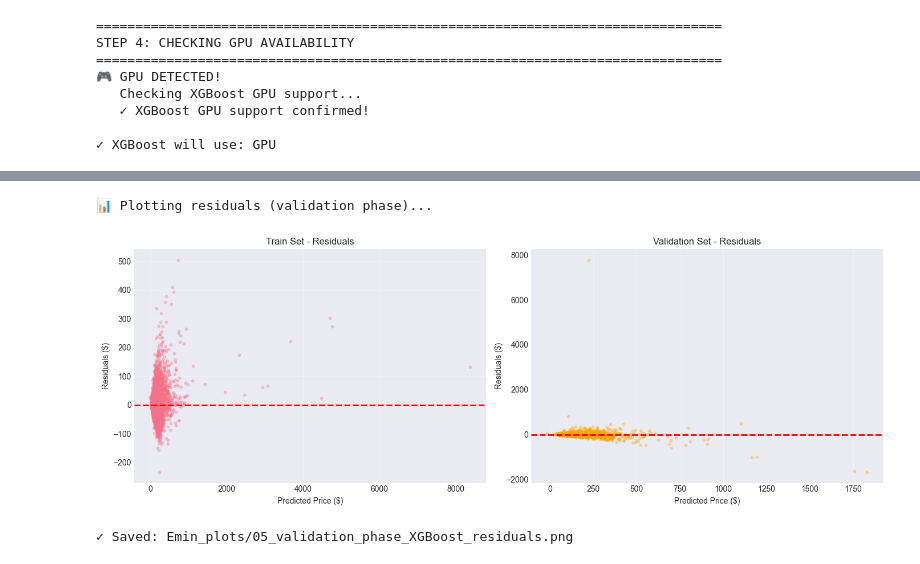
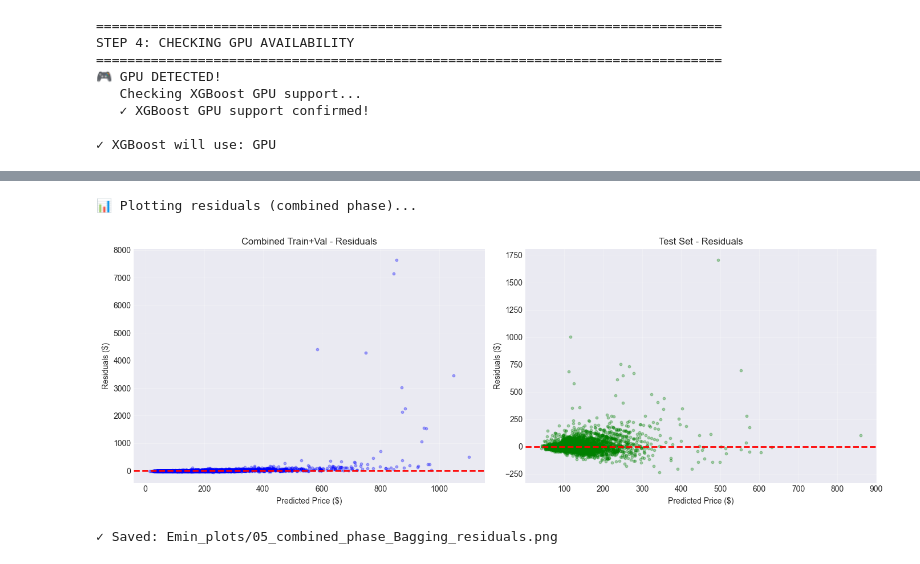
Before and after one commit to EminHALLAK/Airbnb-Price_Predection, a Jupyter notebook: EMİN_HALLAK_22040301163_almostengineers.ipynb, the cells around one changed output, grey strips where cells are left out. Cells and saved outputs as stored; diff of their text form; code cells hidden in the pictures.

```diff
--- a/EMİN_HALLAK_22040301163_almostengineers.ipynb
+++ b/EMİN_HALLAK_22040301163_almostengineers.ipynb
@@ -278,17 +309,17 @@ print("="*80)
 # F-statistic
 print("  Computing F-statistic...")
 f_selector = SelectKBest(f_regression, k='all')
-f_selector.fit(X_train_eng, y_train)
+f_selector.fit(X_trainval_eng, y_trainval)
 f_scores = f_selector.scores_
 
 # Mutual Information
 print("  Computing Mutual Information...")
-mi_scores = mutual_info_regression(X_train_eng, y_train, random_state=42)
+mi_scores = mutual_info_regression(X_trainval_eng, y_trainval, random_state=42)
 
 # Random Forest Importance
 print("  Computing Random Forest Importance...")
 rf_temp = RandomForestRegressor(n_estimators=100, random_state=42, n_jobs=-1, max_depth=10)
-rf_temp.fit(X_train_eng, y_train)
+rf_temp.fit(X_trainval_eng, y_trainval)
 rf_importance = rf_temp.feature_importances_
 
 # Combine scores
@@ -427,7 +458,7 @@ try:
 
         try:
             test_model = XGBRegressor(tree_method='hist', device='cuda', n_estimators=10)
-            test_model.fit(X_train_eng[:100], y_train[:100])
+            test_model.fit(X_trainval_eng[:100], y_trainval[:100])
             print("   ✓ XGBoost GPU support confirmed!")
             use_gpu = True
         except Exception as e:
@@ -983,33 +1007,33 @@ print(f"✓ Saved: Emin_plots/04_validation_phase_{safe_model_name}_predictions.
 # %%
-# VISUALIZE RESIDUALS (VALIDATION PHASE)
-print("\n📊 Plotting residuals (validation phase)...")
+# VISUALIZE RESIDUALS (COMBINED PHASE)
+print("\n📊 Plotting residuals (combined phase)...")
 
 fig, axes = plt.subplots(1, 2, figsize=(14, 5))
 
-train_residuals = y_train - best_y_train_pred
-val_residuals = y_val - best_y_val_pred
+train_residuals = y_trainval - best_y_train_pred
+test_residuals = y_test - best_y_test_pred
 
-# Train residuals
-axes[0].scatter(best_y_train_pred, train_residuals, alpha=0.3, s=10)
+# Combined residuals
+axes[0].scatter(best_y_train_pred, train_residuals, alpha=0.3, s=10, color='blue')
 axes[0].axhline(y=0, color='r', linestyle='--', lw=2)
 axes[0].set_xlabel('Predicted Price ($)')
 axes[0].set_ylabel('Residuals ($)')
-axes[0].set_title(f'Train Set - Residuals')
+axes[0].set_title(f'Combined Train+Val - Residuals')
 axes[0].grid(True, alpha=0.3)
 
-# Validation residuals
-axes[1].scatter(best_y_val_pred, val_residuals, alpha=0.3, s=10, color='orange')
+# Test residuals
+axes[1].scatter(best_y_test_pred, test_residuals, alpha=0.3, s=10, color='green')
 axes[1].axhline(y=0, color='r', linestyle='--', lw=2)
 axes[1].set_xlabel('Predicted Price ($)')
 axes[1].set_ylabel('Residuals ($)')
-axes[1].set_title(f'Validation Set - Residuals')
+axes[1].set_title(f'Test Set - Residuals')
 axes[1].grid(True, alpha=0.3)
 
 plt.tight_layout()
-plt.savefig(f'Emin_plots/05_validation_phase_{safe_model_name}_residuals.png', dpi=300, bbox_inches='tight')
+plt.savefig(f'Emin_plots/05_combined_phase_{safe_model_name}_residuals.png', dpi=300, bbox_inches='tight')
 plt.show()
-print(f"✓ Saved: Emin_plots/05_validation_phase_{safe_model_name}_residuals.png")
+print(f"✓ Saved: Emin_plots/05_combined_phase_{safe_model_name}_residuals.png")
 # %% [output]
-📊 Plotting residuals (validation phase)...
+📊 Plotting residuals (combined phase)...
-[figure, old version]
+[figure, new version]
-✓ Saved: Emin_plots/05_validation_phase_XGBoost_residuals.png
+✓ Saved: Emin_plots/05_combined_phase_Bagging_residuals.png
```
Also changed, not shown: parts of 19 cells of this notebook.
